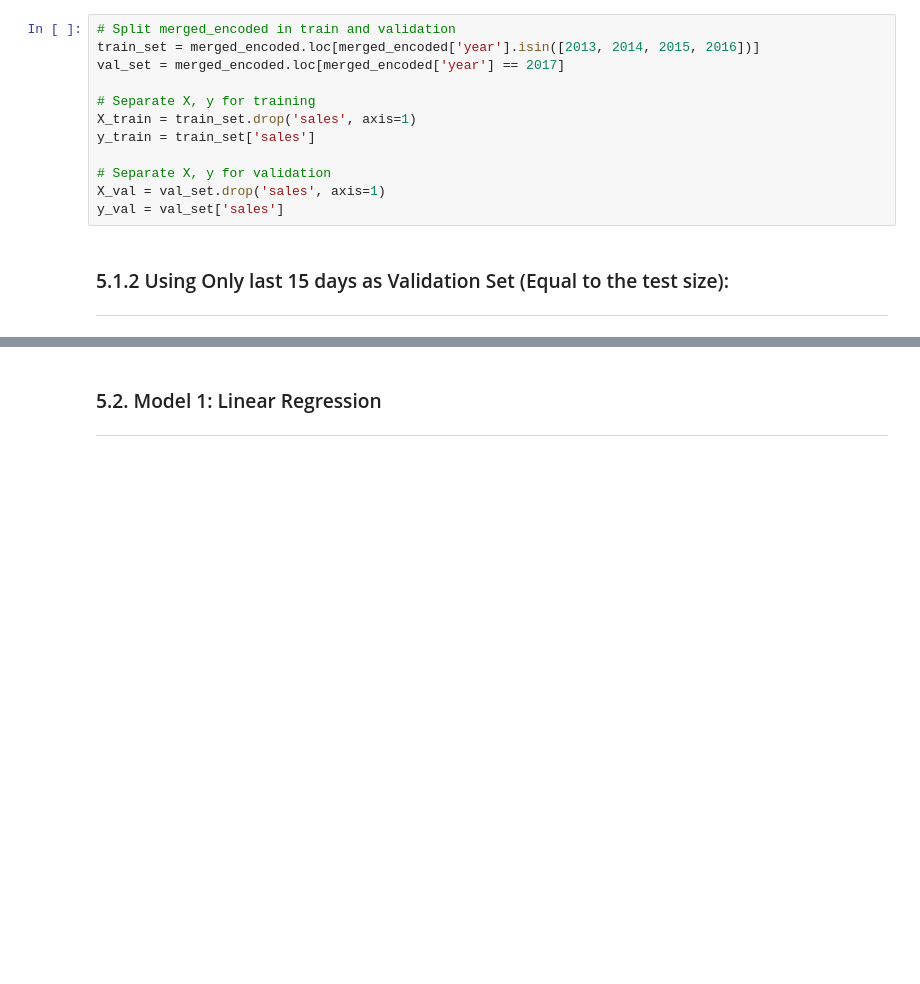
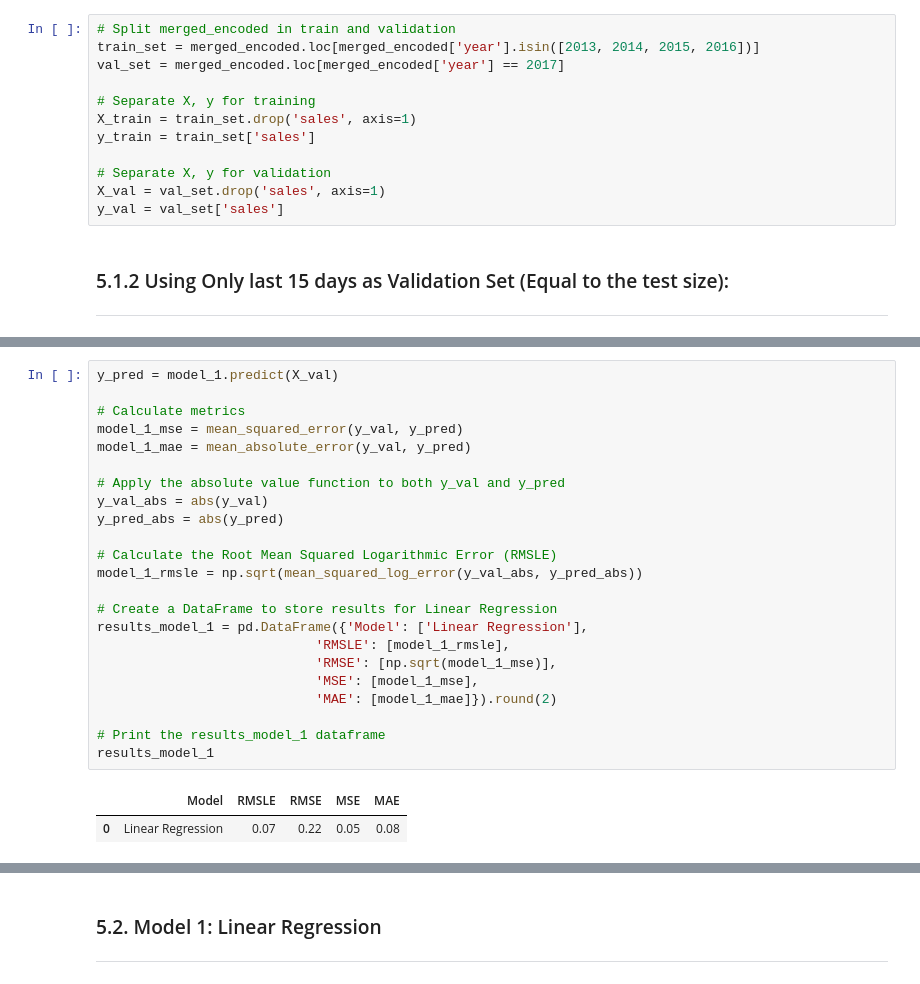
Before and after one commit to edmar-bevilaqua/store-sales-tsf-kaggle-competition, a Jupyter notebook: store-sales-tsf.ipynb, the cells around one changed output, grey strips where cells are left out. Drawn from its saved outputs; the diff is of its cells as text; blank space fills up the shorter version.

```diff
--- a/store-sales-tsf.ipynb
+++ b/store-sales-tsf.ipynb
@@ -1632,0 +1357,26 @@ y_val = val_set['sales']
+# %%
+y_pred = model_1.predict(X_val)
+
+# Calculate metrics
+model_1_mse = mean_squared_error(y_val, y_pred)
+model_1_mae = mean_absolute_error(y_val, y_pred)
+
+# Apply the absolute value function to both y_val and y_pred
+y_val_abs = abs(y_val)
+y_pred_abs = abs(y_pred)
+
+# Calculate the Root Mean Squared Logarithmic Error (RMSLE)
+model_1_rmsle = np.sqrt(mean_squared_log_error(y_val_abs, y_pred_abs))
+
+# Create a DataFrame to store results for Linear Regression
+results_model_1 = pd.DataFrame({'Model': ['Linear Regression'],
+                            'RMSLE': [model_1_rmsle],
+                            'RMSE': [np.sqrt(model_1_mse)],
+                            'MSE': [model_1_mse],
+                            'MAE': [model_1_mae]}).round(2)
+
+# Print the results_model_1 dataframe
+results_model_1
+# %% [output]
+|  | Model | RMSLE | RMSE | MSE | MAE |
+| 0 | Linear Regression | 0.07 | 0.22 | 0.05 | 0.08 |
```
Also changed, not shown: parts of 47 cells of this notebook.
